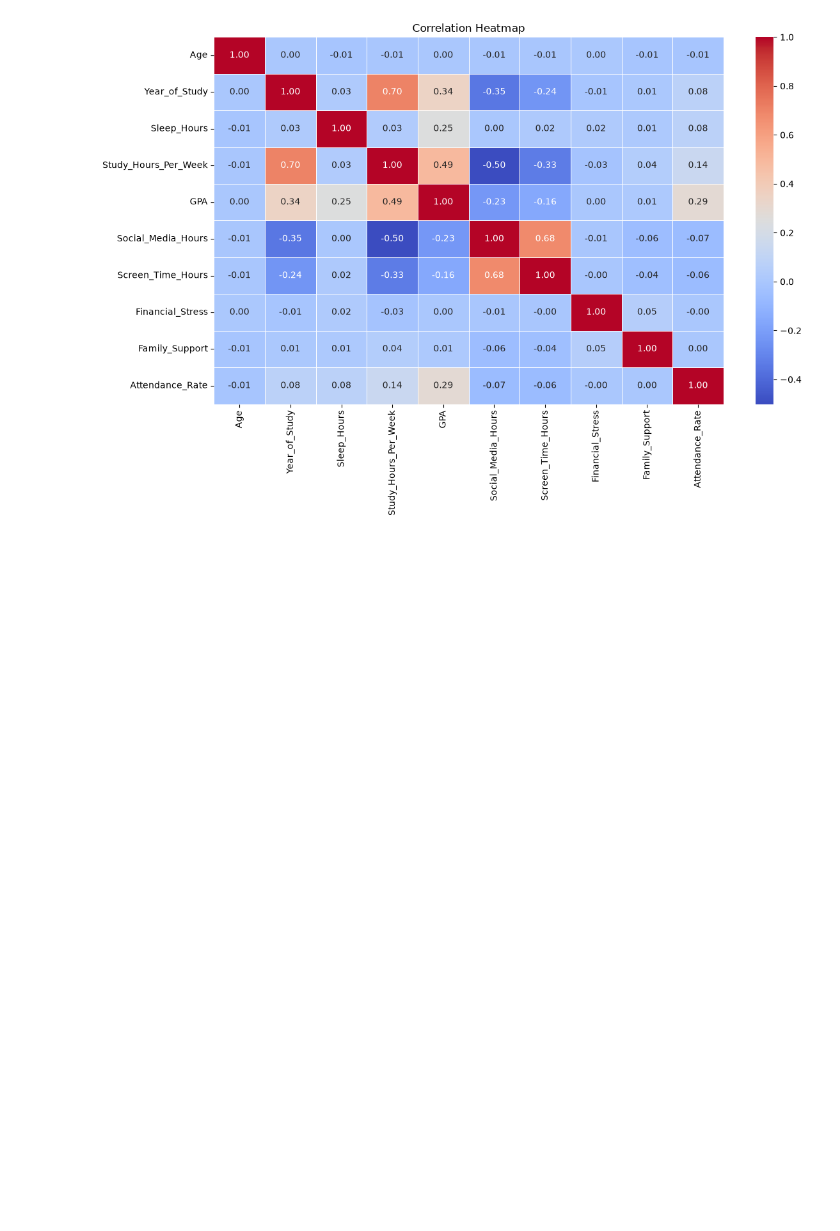
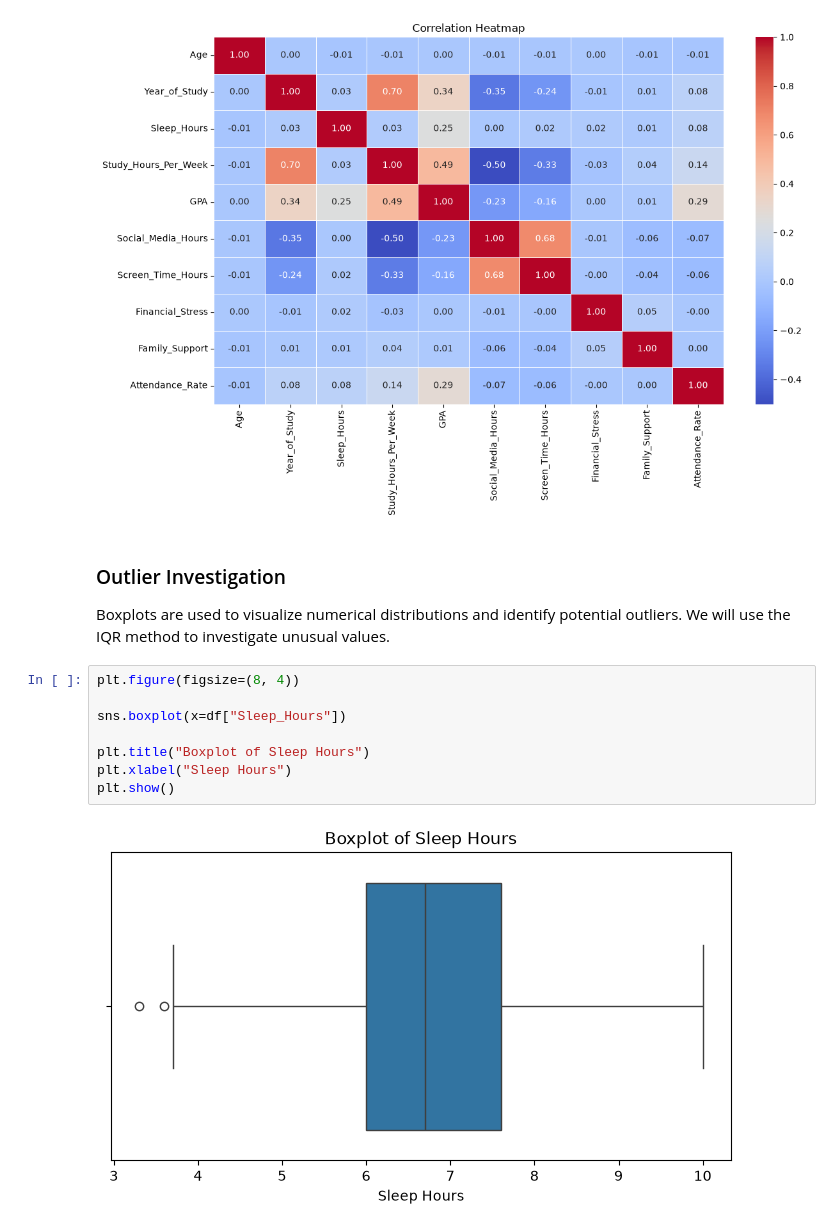
Before and after one commit to lahcen404/MindScope, a Jupyter notebook: notebooks/EDA.ipynb, the cells around one changed output. Cells and saved outputs as stored; diff of their text form; blank space fills up the shorter version.

Commit message:
outliers visualisation and analyse

```diff
--- a/notebooks/EDA.ipynb
+++ b/notebooks/EDA.ipynb
@@ -417,3 +417,17 @@ plt.tight_layout()
 plt.show()
 # %% [output]
 [figure]
+# %% [markdown]
+### Outlier Investigation
+
+Boxplots are used to visualize numerical distributions and identify potential outliers. We will use the IQR method to investigate unusual values.
+# %%
+plt.figure(figsize=(8, 4))
+
+sns.boxplot(x=df["Sleep_Hours"])
+
+plt.title("Boxplot of Sleep Hours")
+plt.xlabel("Sleep Hours")
+plt.show()
+# %% [output]
+[figure, added]
```
Also changed, not shown: parts of 10 cells of this notebook.
